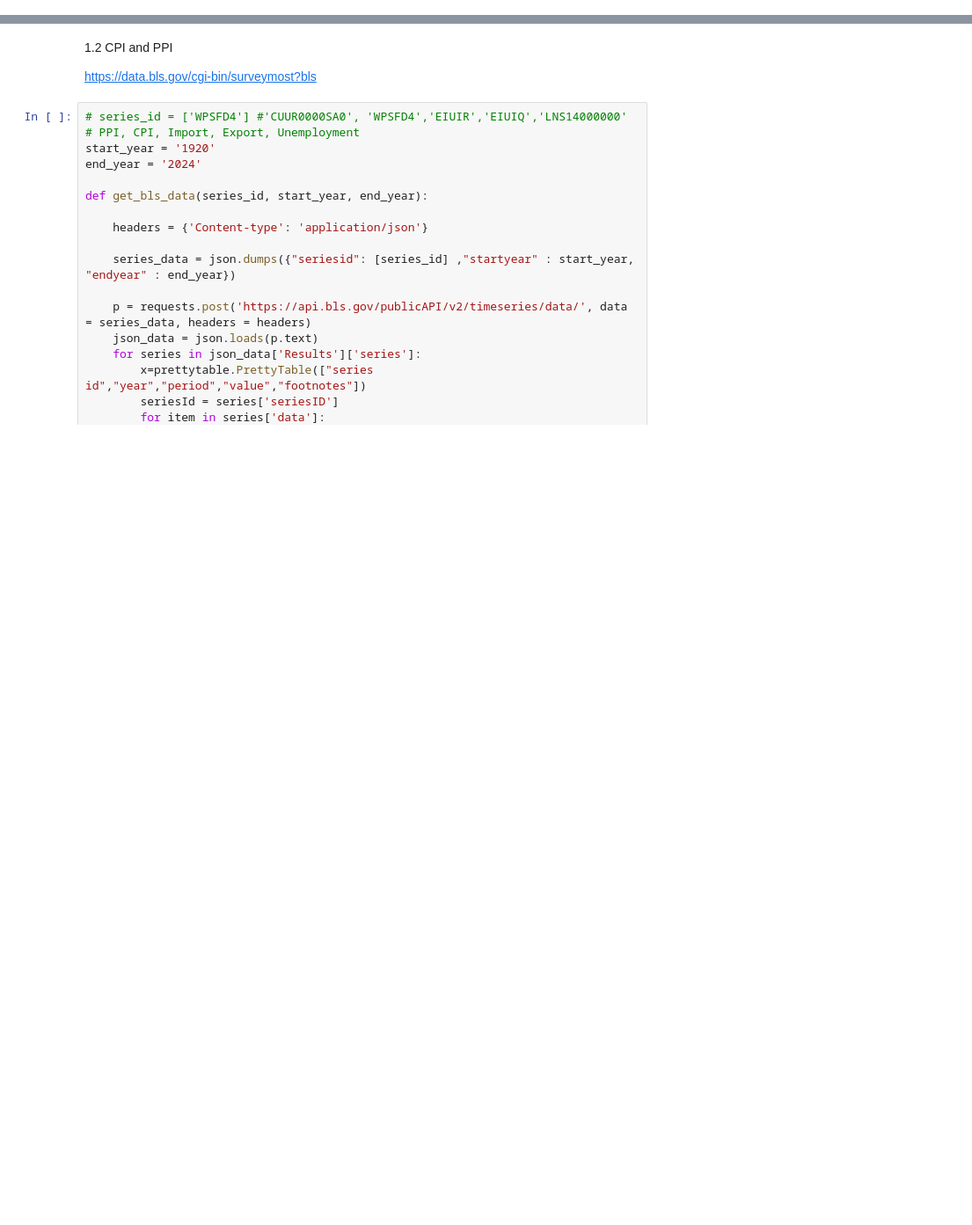
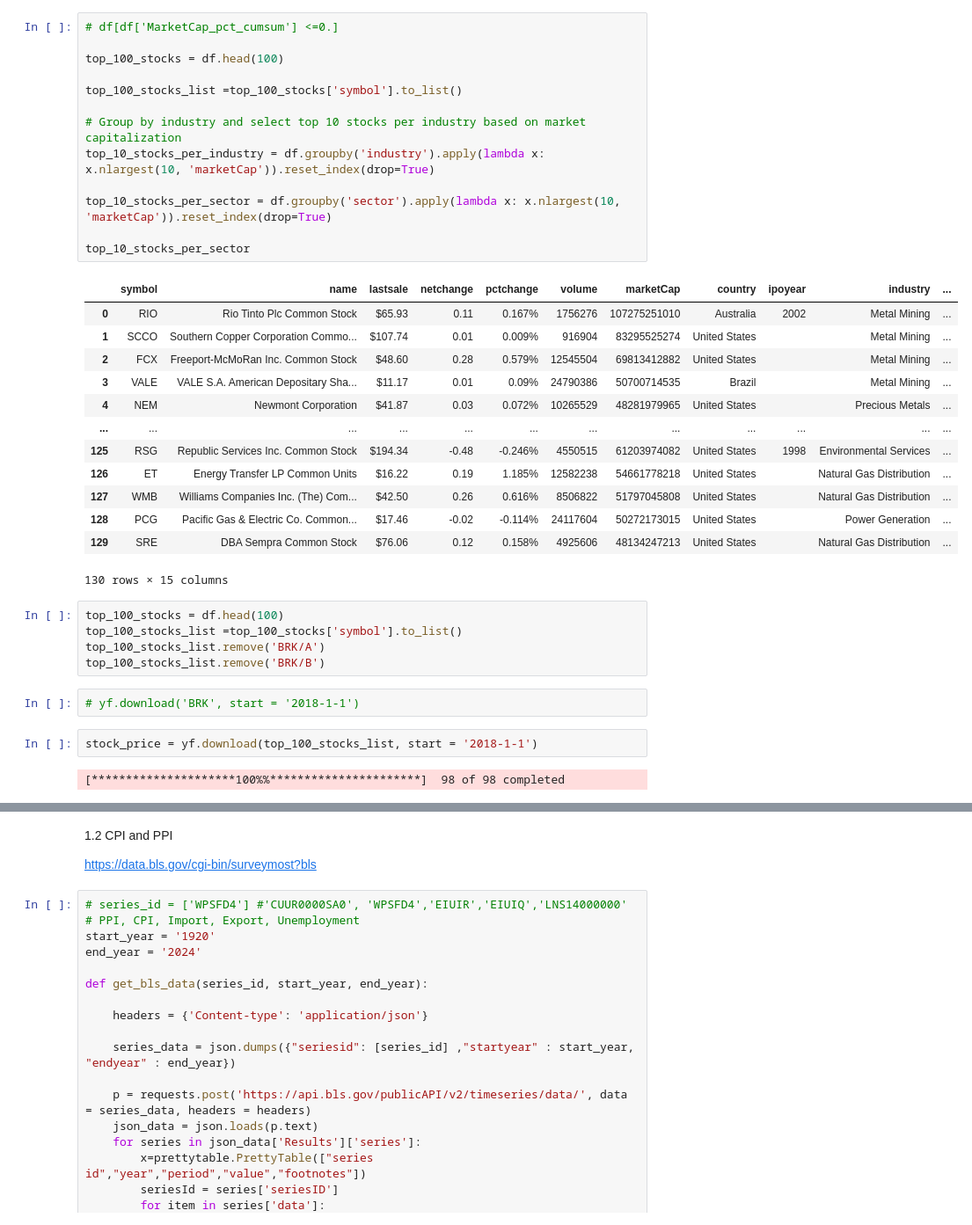
Before and after one commit to double-tea-l/ecom-indicator-dash, a Jupyter notebook: data/temp_indicators.ipynb, the cells around one changed output, grey strips where cells are left out. Shown: that part at 88% size. Saved outputs shown, nothing was run; the diff lists cells and outputs as text; blank space fills up the shorter version.

```diff
--- a/data/temp_indicators.ipynb
+++ b/data/temp_indicators.ipynb
@@ -126,0 +57,38 @@ def fetch_data(series_id):
+# %%
+# df[df['MarketCap_pct_cumsum'] <=0.]
+
+top_100_stocks = df.head(100)
+
+top_100_stocks_list =top_100_stocks['symbol'].to_list()
+
+# Group by industry and select top 10 stocks per industry based on market capitalization
+top_10_stocks_per_industry = df.groupby('industry').apply(lambda x: x.nlargest(10, 'marketCap')).reset_index(drop=True)
+
+top_10_stocks_per_sector = df.groupby('sector').apply(lambda x: x.nlargest(10, 'marketCap')).reset_index(drop=True)
+
+top_10_stocks_per_sector
+# %% [output]
+|  | symbol | name | lastsale | netchange | pctchange | volume | marketCap | country | ipoyear | industry | ... |
+| 0 | RIO | Rio Tinto Plc Common Stock | $65.93 | 0.11 | 0.167% | 1756276 | 107275251010 | Australia | 2002 | Metal Mining | ... |
+| 1 | SCCO | Southern Copper Corporation Commo... | $107.74 | 0.01 | 0.009% | 916904 | 83295525274 | United States |  | Metal Mining | ... |
+| 2 | FCX | Freeport-McMoRan Inc. Common Stock | $48.60 | 0.28 | 0.579% | 12545504 | 69813412882 | United States |  | Metal Mining | ... |
+| 3 | VALE | VALE S.A. American Depositary Sha... | $11.17 | 0.01 | 0.09% | 24790386 | 50700714535 | Brazil |  | Metal Mining | ... |
+| 4 | NEM | Newmont Corporation | $41.87 | 0.03 | 0.072% | 10265529 | 48281979965 | United States |  | Precious Metals | ... |
+| ... | ... | ... | ... | ... | ... | ... | ... | ... | ... | ... | ... |
+| 125 | RSG | Republic Services Inc. Common Stock | $194.34 | -0.48 | -0.246% | 4550515 | 61203974082 | United States | 1998 | Environmental Services | ... |
+| 126 | ET | Energy Transfer LP Common Units | $16.22 | 0.19 | 1.185% | 12582238 | 54661778218 | United States |  | Natural Gas Distribution | ... |
+| 127 | WMB | Williams Companies Inc. (The) Com... | $42.50 | 0.26 | 0.616% | 8506822 | 51797045808 | United States |  | Natural Gas Distribution | ... |
+| 128 | PCG | Pacific Gas & Electric Co. Common... | $17.46 | -0.02 | -0.114% | 24117604 | 50272173015 | United States |  | Power Generation | ... |
+| 129 | SRE | DBA Sempra Common Stock | $76.06 | 0.12 | 0.158% | 4925606 | 48134247213 | United States |  | Natural Gas Distribution | ... |
+130 rows × 15 columns
+# %%
+top_100_stocks = df.head(100)
+top_100_stocks_list =top_100_stocks['symbol'].to_list()
+top_100_stocks_list.remove('BRK/A')
+top_100_stocks_list.remove('BRK/B')
+# %%
+# yf.download('BRK', start = '2018-1-1')
+# %%
+stock_price = yf.download(top_100_stocks_list, start = '2018-1-1')
+# %% [output]
+[*********************100%%**********************]  98 of 98 completed
```
Also changed, not shown: parts of 18 cells of this notebook, 2 other files.
